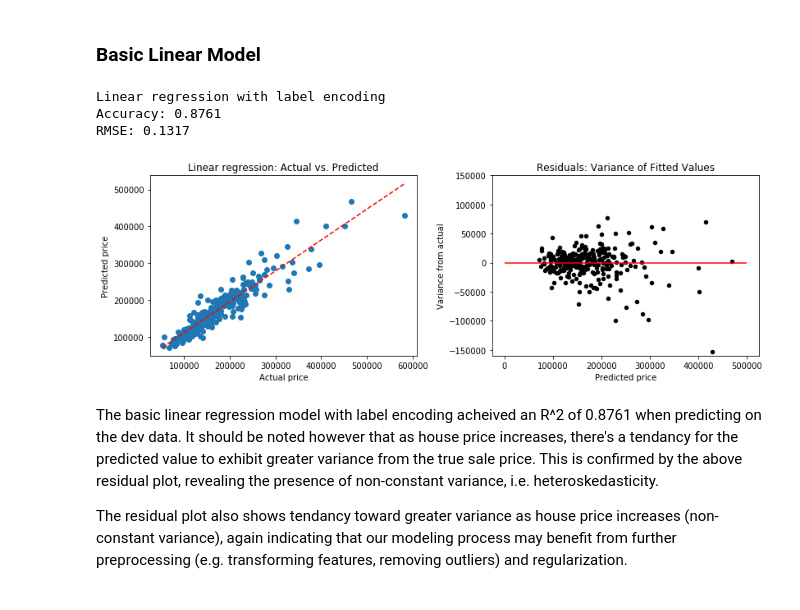
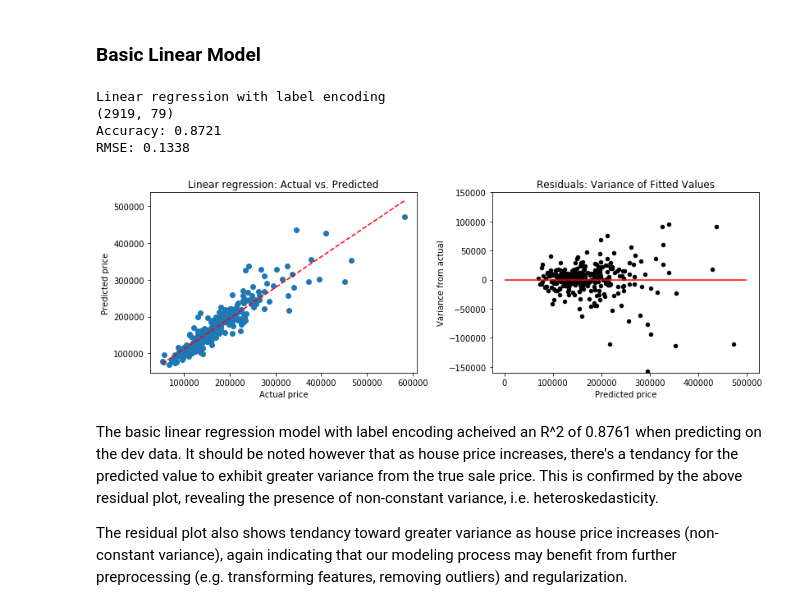
Before and after one commit to rossmaclean27/W207-final-project, a Jupyter notebook: Final-Submission-Fong-MacLean-West.ipynb, the cells around one changed output. Saved outputs shown, nothing was run; the diff lists cells and outputs as text; code cells hidden in the pictures.

Commit message:
Final notebook updataed so transforms can easily be applied

```diff
--- a/Final-Submission-Fong-MacLean-West.ipynb
+++ b/Final-Submission-Fong-MacLean-West.ipynb
@@ -265,9 +265,6 @@ def create_full_dataset(train=train, test=test):
     # Replace with appropriate value according to type
     full_data = replace_missing(data=full_data)
     return full_data.copy()
-# %%
-# Define full_data globally
-full_data = create_full_dataset(train=train, test=test)
 # %% [markdown]
 ### Label Encoding
 # %%
@@ -282,7 +279,3 @@ def label_encoder(full_data, columns):
         label_encoder.fit(list(full_data[col].values))
         full_data[col] = label_encoder.transform(list(full_data[col].values))
     return full_data
-
-# Label encoded train data shape
-qualitative = return_variable_types(data=train)[0]
-print('Label encoded:', label_encoder(full_data, qualitative).shape)
@@ -311,0 +333,23 @@ One hot encoded: (2919, 353)
+# %%
+def transform_data(train=train, test=test, encoder='none'):
+
+    full_transformed = create_full_dataset(train=train, test=test).copy()
+
+    full_transformed['MSSubClass'] = full_transformed['MSSubClass'].astype(str)
+    full_transformed['OverallCond'] = full_transformed['OverallCond'].astype(str)
+    full_transformed['OverallQual'] = full_transformed['OverallQual'].astype(str)
+    full_transformed.drop(columns='Street', inplace=True)
+
+    # Encode transformed dataset
+    qualitative = [var for var in full_transformed.columns if np.dtype(full_transformed[var]) == 'object'].copy()
+    quantitative = [var for var in full_transformed.columns if np.dtype(full_transformed[var]) != 'object'].copy()
+
+    if encoder == 'label_encoder':
+        full_transformed = label_encoder(full_transformed, qualitative)
+    elif encoder == 'onehot_encoder':
+        full_transformed = one_hot_encoder(full_transformed, qualitative, quantitative)
+    else:
+        full_transformed
+
+
+    return full_transformed
@@ -385,14 +366,17 @@ def root_mean_squared_error(y_value, y_predict):
 # %% [markdown]
 ### Basic Linear Model
 # %%
-def linear_regression(dataset, encoder='None'):
+def linear_regression(train=train, test=test, encoder='none'):
     '''Fit linear regression model, predict dependent variable and
     display scatter plot with regression line and residual plot.
     Accepts inputs of full_data and encoding type (none, label or
     one hot). Returns model accuracy, RMSE and plots.
     '''
+    full_data = transform_data(train=train, test=test, encoder=encoder)
+    print(full_data.shape)
+
     # Encode and split dataset
-    train_data, train_labels, dev_data, dev_labels, test_data = encode_and_split(dataset, encoder=encoder)
+    train_data, train_labels, dev_data, dev_labels, test_data = split_full_dataset(full_data, train=train)
 
     # Log of sales price
     train_labels_log = np.log(train_labels)
@@ -436,12 +420,13 @@ def linear_regression(dataset, encoder='None'):
     print('RMSE: {:.4}'.format(root_mean_squared_error(dev_labels_log, predict_dev_log)))
 # %%
 print('Linear regression with label encoding')
-linear_regression(full_data, encoder='label_encoder')
+linear_regression(encoder='label_encoder')
 # %% [output]
 Linear regression with label encoding
-Accuracy: 0.8761
-RMSE: 0.1317
+(2919, 79)
+Accuracy: 0.8721
+RMSE: 0.1338
-[figure, old version]
+[figure, new version]
 # %% [markdown]
 The basic linear regression model with label encoding acheived an R^2 of 0.8761 when predicting on the dev data.  It should be noted however that as house price increases, there's a tendancy for the predicted value to exhibit greater variance from the true sale price.  This is confirmed by the above residual plot, revealing the presence of non-constant variance, i.e. heteroskedasticity.
 
```
Also changed, not shown: parts of 17 cells of this notebook.
